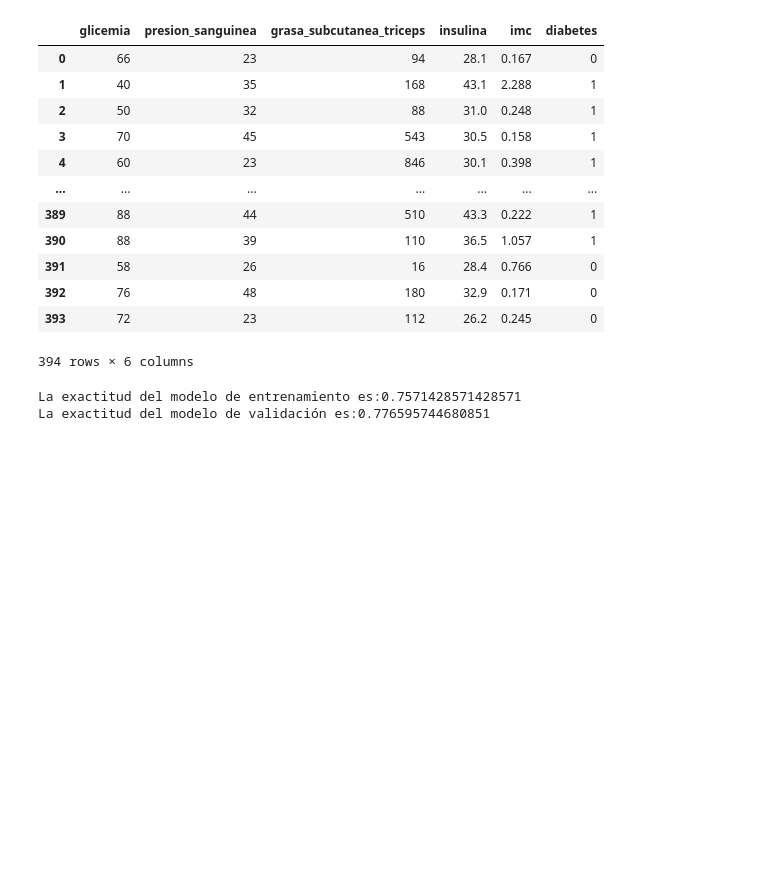
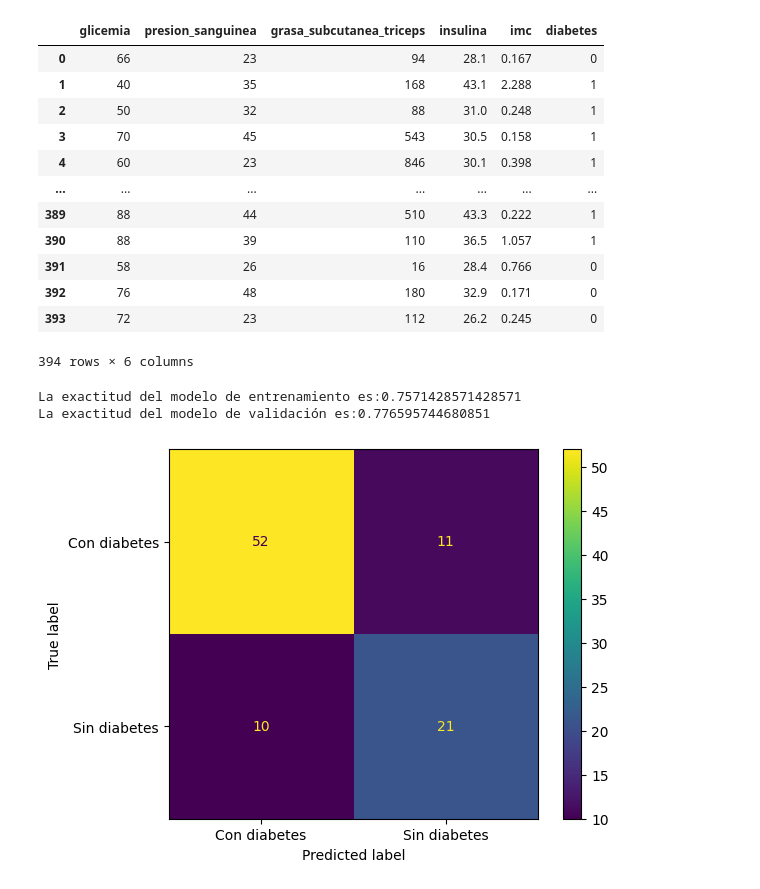
Before and after one commit to Tecindes/Ejercicios-Propuestos, a Jupyter notebook: Ejercicios.ipynb, the cells around one changed output. Cells and saved outputs as stored; diff of their text form; code cells hidden in the pictures; blank space fills up the shorter version.

```diff
--- a/Ejercicios.ipynb
+++ b/Ejercicios.ipynb
@@ -308,0 +320,5 @@ La exactitud del modelo de validación es:0.776595744680851
+# %%
+y_previsto=modelo.predict(X_val )
+ConfusionMatrixDisplay.from_predictions(y_val, y_previsto, display_labels=['Con diabetes','Sin diabetes']);
+# %% [output]
+[figure, added]
```
Also changed, not shown: parts of 9 cells of this notebook.
